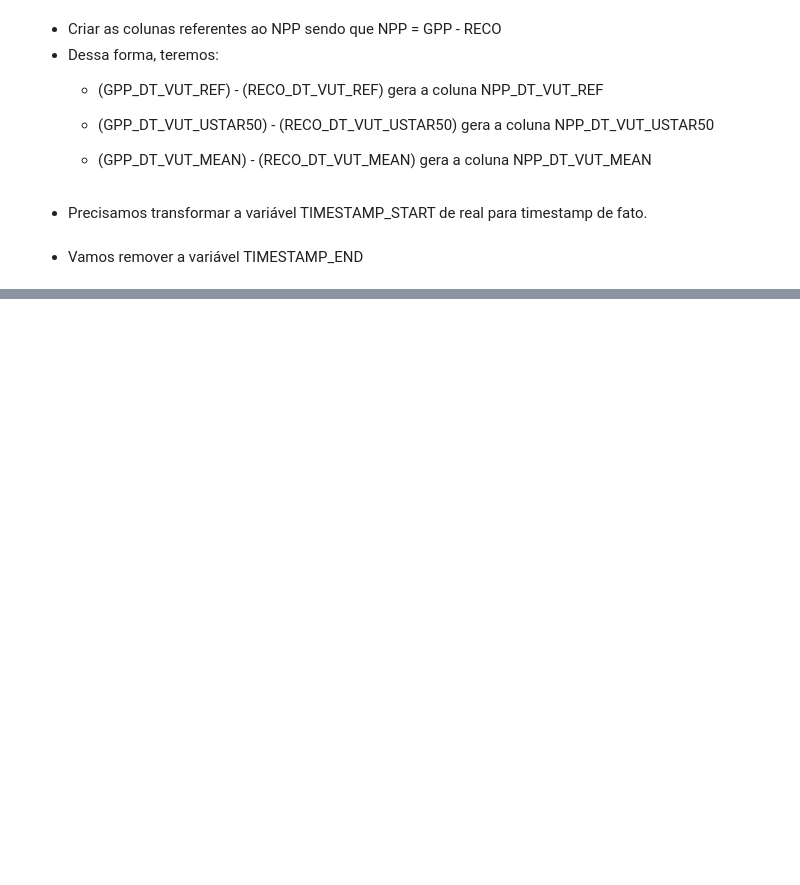
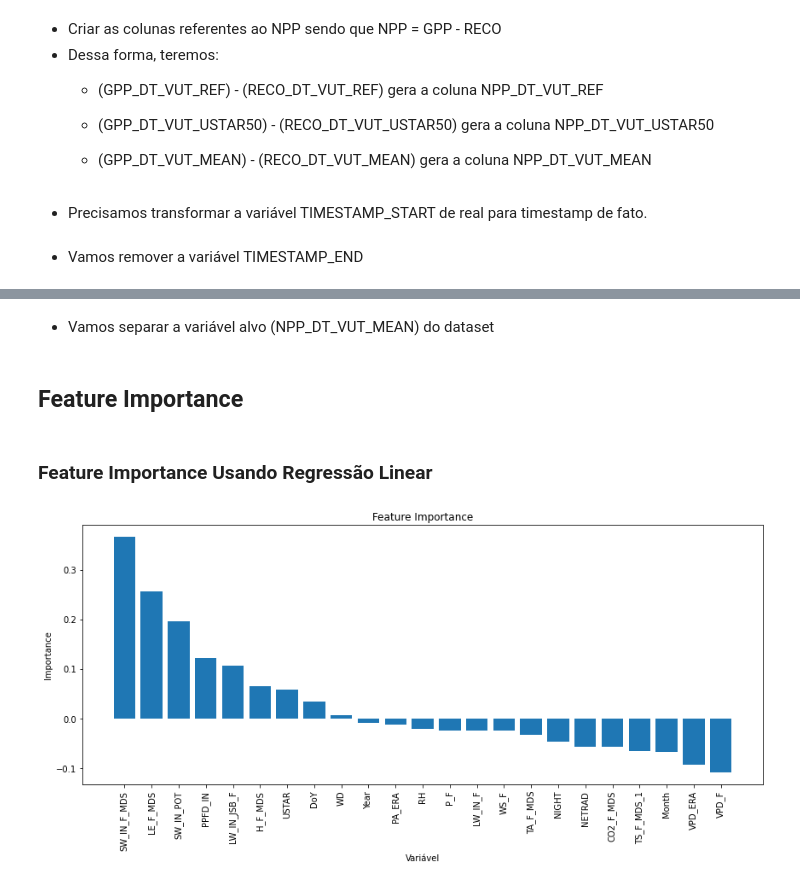
Before and after one commit to albert-santos/remote-sensing, a Jupyter notebook: remote_sensing.ipynb, the cells around one changed output, grey strips where cells are left out. Drawn from its saved outputs; the diff is of its cells as text; code cells hidden in the pictures; blank space fills up the shorter version.

Commit message:
Feature importance usando vários métodos

```diff
--- a/remote_sensing.ipynb
+++ b/remote_sensing.ipynb
@@ -169,0 +227,3 @@ profile.to_file('EDA/time_series_torre_amazonia_peruana.html.html')
+# %%
+# Substitui os valores nulos por 0
+df_filtered.fillna(0, inplace=True)
@@ -169,0 +232,56 @@ profile.to_file('EDA/time_series_torre_amazonia_peruana.html.html')
+# %%
+# Crie um objeto MinMaxScaler
+scaler = MinMaxScaler()
+# Ajusta e transforma os dados no intervalo [0, 1]
+df_filtered_normalized = scaler.fit_transform(df_filtered)
+# Converte para um dataframe
+df_filtered = pd.DataFrame(df_filtered_normalized, columns=df_filtered.columns)
+# %% [markdown]
+* Vamos separar a variável alvo (NPP_DT_VUT_MEAN) do dataset
+# %%
+# Obtém as variáveis independentes
+X = df_filtered.drop(['NPP_DT_VUT_MEAN'],axis=1)
+
+# Obtém a variável alvo
+y = df_filtered['NPP_DT_VUT_MEAN']
+# %% [markdown]
+## Feature Importance
+# %%
+# Obtém o nome das colunas
+column_names = X.columns
+# %% [markdown]
+### Feature Importance Usando Regressão Linear
+# %%
+import pandas as pd
+import numpy as np
+from sklearn.linear_model import LinearRegression
+import matplotlib.pyplot as plt
+
+# Define o modelo de regressão linear
+rl_model = LinearRegression()
+
+# Treina o modelo
+rl_model.fit(X, y)
+
+# Obtém o importance das variáveis
+importance = rl_model.coef_
+
+# Cria um DataFrame para armazenar o importance com os nomes das colunas
+importance_df = pd.DataFrame({'Feature': column_names, 'Importance': importance})
+
+# Ordena o DataFrame pelo importance em ordem decrescente
+importance_df = importance_df.sort_values(by='Importance', ascending=False)
+
+# Cria um gráfico de barras com os feature importance
+plt.figure(figsize=(12, 6))
+plt.bar(importance_df['Feature'], importance_df['Importance'])
+plt.xticks(rotation=90)
+plt.xlabel('Variável')
+plt.ylabel('Importance')
+plt.title('Feature Importance')
+plt.tight_layout()
+
+# Exibe o gráfico
+plt.show()
+# %% [output]
+[figure, added]
```
Also changed, not shown: parts of 26 cells of this notebook.
